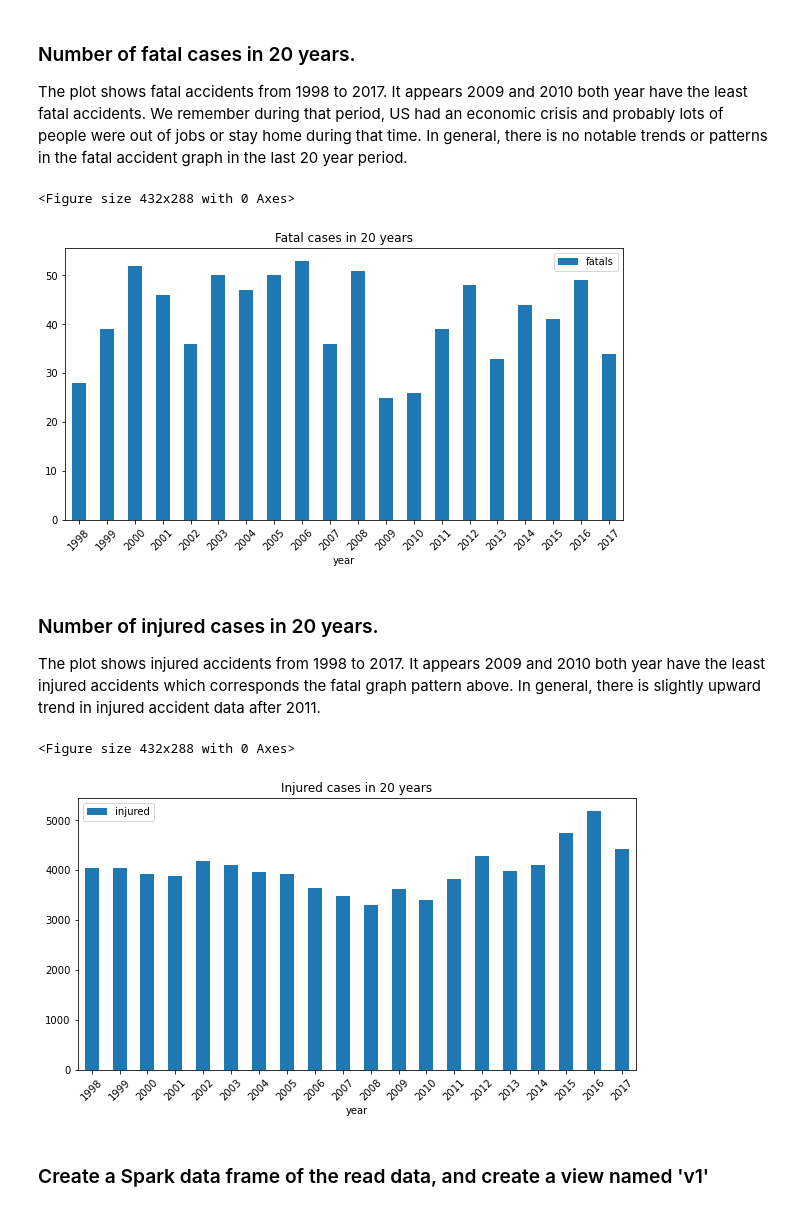
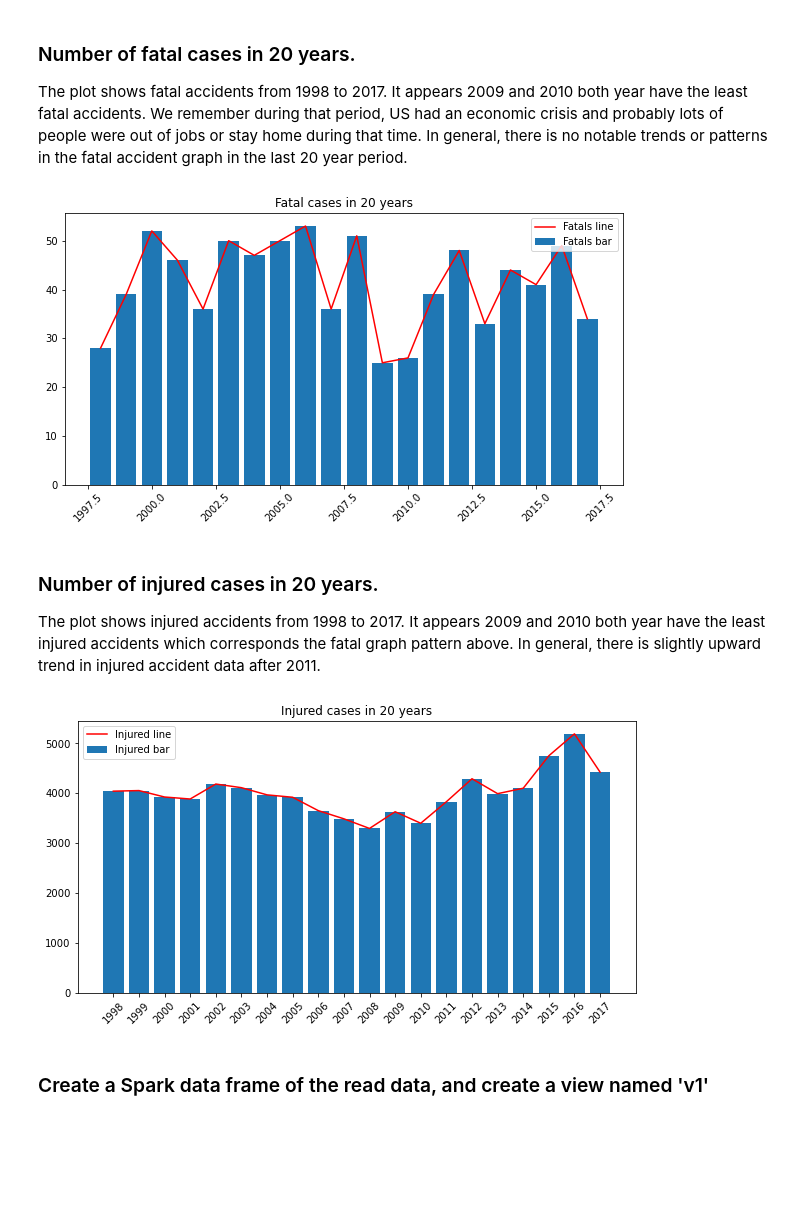
Before and after one commit to gitWayneZhang/my_Spark, a Jupyter notebook: CobbAccidentAnalysis.ipynb, the cells around one changed output. Drawn from its saved outputs; the diff is of its cells as text; code cells hidden in the pictures; blank space fills up the shorter version.

```diff
--- a/CobbAccidentAnalysis.ipynb
+++ b/CobbAccidentAnalysis.ipynb
@@ -241,37 +243,44 @@ rows = spark\
         .collect()
 
 pdf = pd.DataFrame(rows, columns=['year','fatals'])
+plt.figure(figsize=(10,5))
 plt.clf()
-pdf.plot(x='year',y='fatals',kind='bar',figsize=[10,5],rot=45)
-plt.plot(pdf['year'],pdf['fatals'],'r', label='Fatal cases by year')
+bar = plt.bar(pdf['year'],pdf['fatals'], label='Fatals bar')
+#pdf.plot(x='year',y='fatals',kind='bar',figsize=[10,5],rot=45)
+plt.plot(pdf['year'],pdf['fatals'],'r', label='Fatals line')
+plt.xticks(rotation=45)
+plt.legend()
 plt.title('Fatal cases in 20 years')
 plt.show()
 # %% [output]
-<Figure size 432x288 with 0 Axes>
-[figure, old version]
+[figure, new version]
 # %% [markdown]
 ### Number of injured cases in 20 years.
 The plot shows injured accidents from 1998 to 2017. It appears 2009 and 2010 both year have the least injured accidents which corresponds the fatal graph pattern above. In general, there is slightly upward trend in injured accident data after 2011.
 # %%
 rows = spark\
     .sql(f"""
-    select year(accident_date)  year, count(1) injured
+    select cast(year(accident_date) as string) year, count(1) injured
     from v0
     where (year(accident_date) between 1998 and 2017) and (injured >0)
     group by year(accident_date)
     order by year(accident_date)
 
     """)\
         .collect()
 
 pdf = pd.DataFrame(rows, columns=['year','injured'])
+plt.figure(figsize=(10,5))
 plt.clf()
-pdf.plot(x='year',y='injured',kind='bar',figsize=[10,5],rot=45)
+bar = plt.bar(pdf['year'],pdf['injured'], label='Injured bar')
+#pdf.plot(x='year',y='injured',kind='bar',figsize=[10,5],rot=45)
+plt.plot(pdf['year'],pdf['injured'],'r', label='Injured line')
+plt.xticks(rotation=45)
+plt.legend()
 plt.title('Injured cases in 20 years')
 plt.show()
 # %% [output]
-<Figure size 432x288 with 0 Axes>
-[figure, old version]
+[figure, new version]
 # %% [markdown]
 ### Create a Spark data frame of the read data, and create a view named 'v1'
 # %%
```
Also changed, not shown: parts of 7 cells of this notebook.
